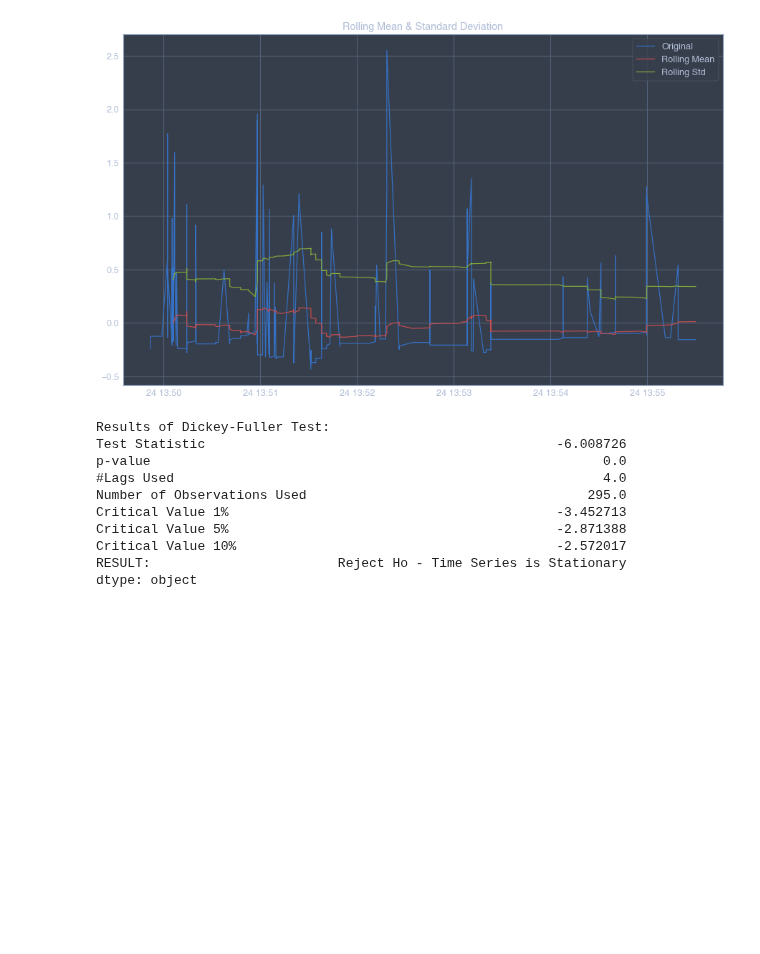
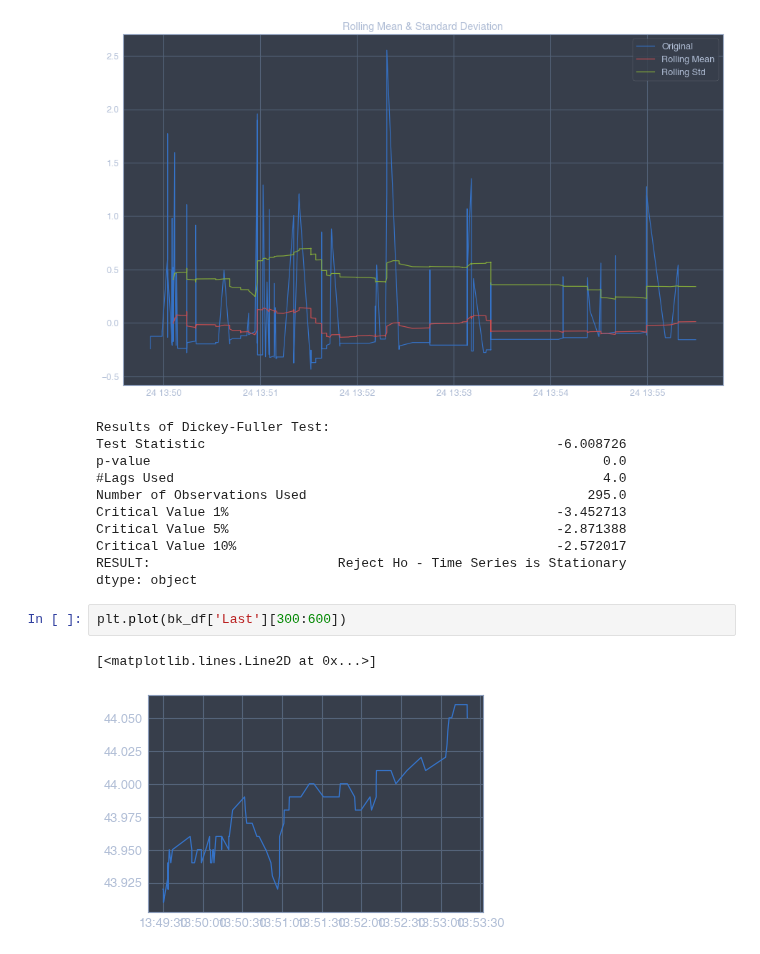
Before and after one commit to fadeeva/stock_market_research, a Jupyter notebook: time_series/BAC_BK.ipynb, the cells around one changed output. Cells and saved outputs as stored; diff of their text form; blank space fills up the shorter version.

```diff
--- a/time_series/BAC_BK.ipynb
+++ b/time_series/BAC_BK.ipynb
@@ -306,3 +306,8 @@ Critical Value 5%                                          -2.871388
 Critical Value 10%                                         -2.572017
 RESULT:                        Reject Ho - Time Series is Stationary
 dtype: object
+# %%
+plt.plot(bk_df['Last'][300:600])
+# %% [output]
+[<matplotlib.lines.Line2D at 0x...>]
+[figure, added]
```
Also changed, not shown: parts of 14 cells of this notebook.
